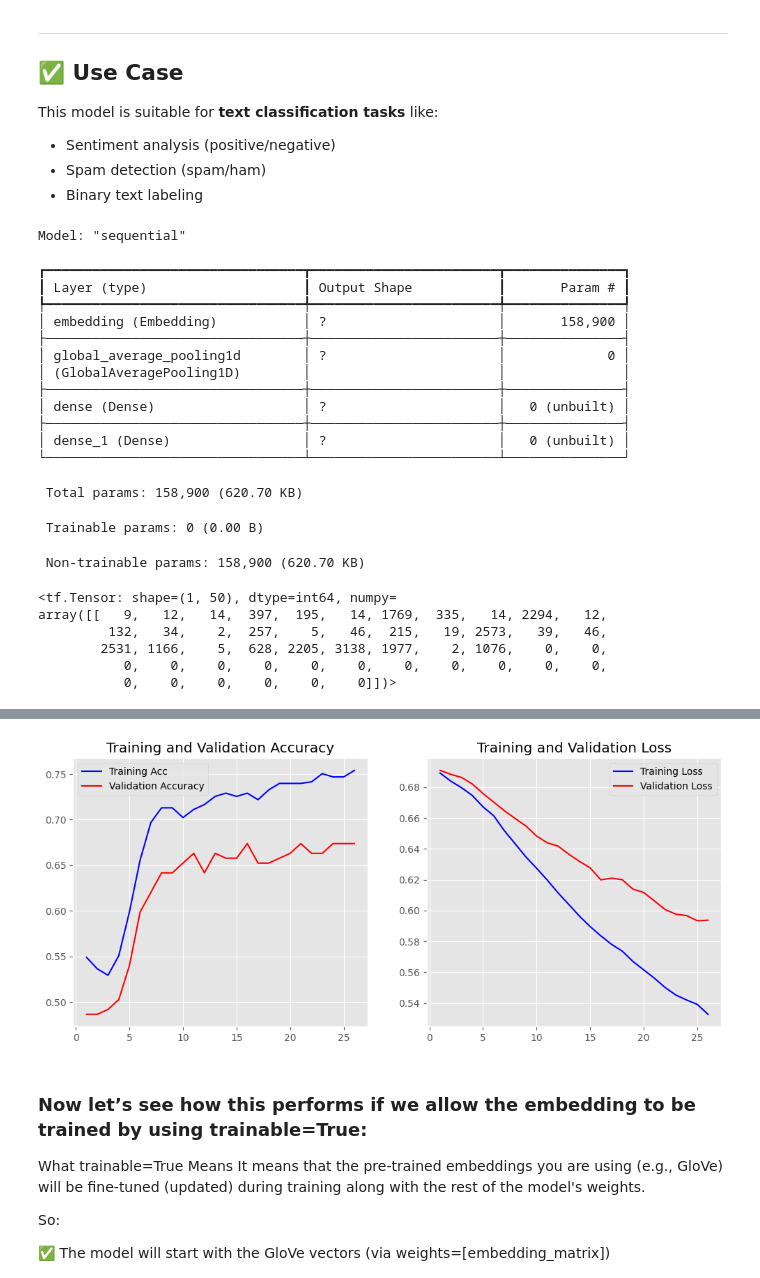
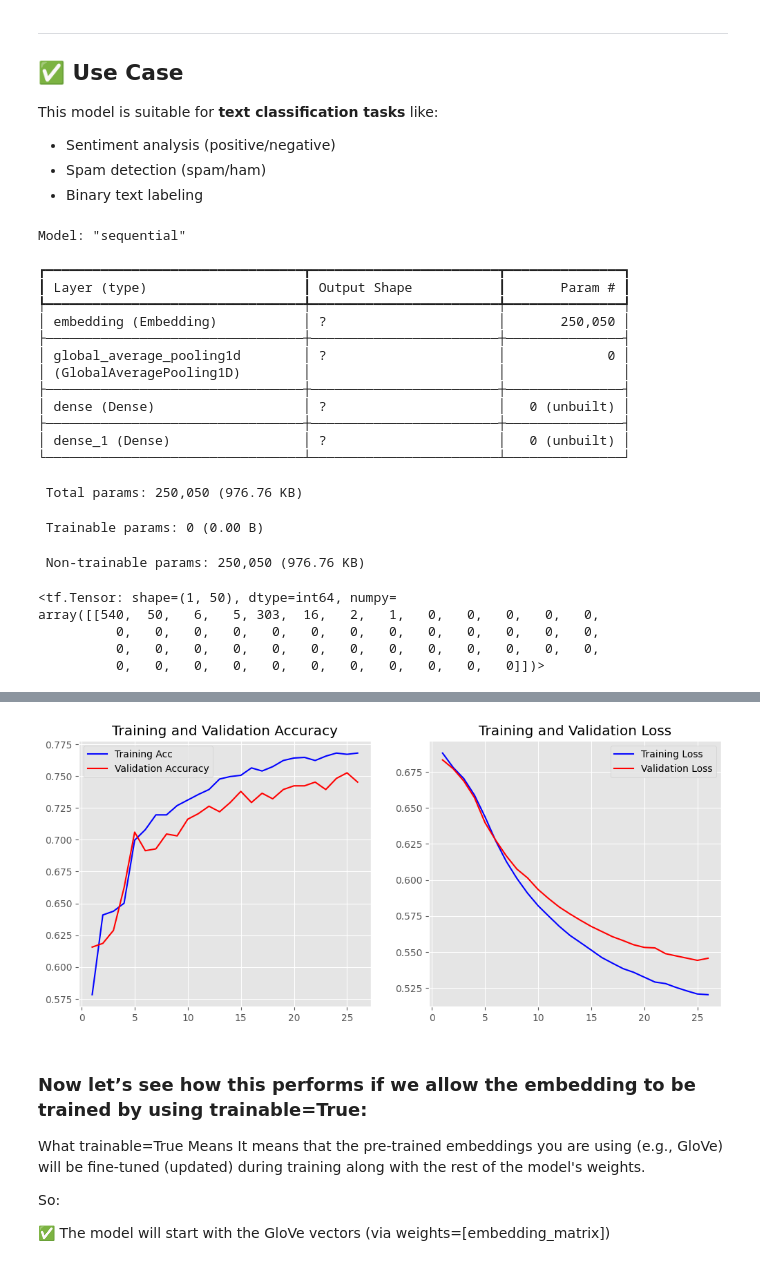
Before and after one commit to ishtiaqahmedz/practice_project_files, a Jupyter notebook: 906 Text-Classification,Sentiment Analysis.ipynb, the cells around one changed output, grey strips where cells are left out. Drawn from its saved outputs; the diff is of its cells as text; code cells hidden in the pictures.

Commit message:
commit after hyperparameter tunning using KerasClassifier in Sentiment Analysis revision

```diff
--- a/906 Text-Classification,Sentiment Analysis.ipynb
+++ b/906 Text-Classification,Sentiment Analysis.ipynb
@@ -197,7 +191,14 @@ The .values returns a NumPy array instead of a Pandas Series object which is in
 # %%
 from sklearn.model_selection import train_test_split
 
+"""
 df_yelp=df[df['source']=='yelp']
 sentences=df_yelp['sentence'].values # change the values into arrays
 y=df_yelp['label'].values
+"""
+
+
+
+sentences=df['sentence'].values # change the values into arrays
+y=df['label'].values
 # %%
@@ -354,7 +355,10 @@ history=model.fit(X_train,y_train,epochs=30,verbose=False,validation_data=(X_tes
 #Secondly, we will want to train our model to get all the paramters to the correct value to map our inputs to our outputs. (fit)
 
 #This line trains your neural network model and stores the training history in the variable history.
-history=model.fit(X_train,y_train,epochs=30,verbose=False,validation_data=(X_test,y_test),batch_size=10)
+
+
+
+history=model.fit(X_train,y_train,epochs=30,verbose=False,validation_data=(X_test,y_test),batch_size=32)
 # %% [markdown]
 
 **history.history['loss']**       # → Training loss over epochs
@@ -480,19 +604,15 @@ But they are used in different ecosystems and have some key differences.
 #the preprocessing.text was depricated, the one which was given in tutorial, so i had skipped this section,however next day I used tf and
 # keras documentation and some articles to find my way
 
-#https://community.deeplearning.ai/t/recommended-way-to-tokenize-new-code/517807
-#https://www.tensorflow.org/api_docs/python/tf/keras/layers/TextVectorization
-#https://medium.com/@hsinhungw/understanding-word-embeddings-with-keras-dfafde0d15a4#:~:text=The%20Embedding%20Layer%20in%20Keras%20is%20designed%20to%20map%20positive,Layer%20to%20preprocess%20the%20text.
-
-
 #max_tokens=max vocab size
-max_len =50
+max_len =50  #Sets a fixed sequence length for each text sample (sentence).
+             #All output sequences will be of length 50 — padded or truncated as needed.
 
 vectorize_layer = tf.keras.layers.TextVectorization (  #Creates a text preprocessing layer
     max_tokens = 5000,
     standardize = 'lower_and_strip_punctuation',
-    output_sequence_length = max_len #Sets a fixed sequence length for each text sample (sentence).
-                                    #All output sequences will be of length 50 — padded or truncated as needed.
+    output_sequence_length = max_len
+
 )
 
 vectorize_layer.adapt(sentences) #Builds the vocabulary based on the sentences (usually a training dataset)
@@ -503,8 +623,8 @@ vectorize_layer.get_vocabulary() #Returns the vocabulary (a list of words), wher
 # Now, the layer can map strings to integers -- you can use an embedding layer to map these integers to learned embeddings.
 
 #sentences_to_tokens = vectorize_layer()
-X_train=vectorize_layer(sentence_train)  #raw sentence_training data converted into interget sequences called X_train
-X_test=vectorize_layer(sentence_test)
+X_train=vectorize_layer(sentences_train)  #raw sentence_training data converted into interget sequences called X_train
+X_test=vectorize_layer(sentences_test)
 
 #Why Use This?
 #Prepares raw text for use in deep learning models (like LSTM, CNN, Transformers).
@@ -1310,7 +1445,7 @@ Model: "sequential"
 ┏━━━━━━━━━━━━━━━━━━━━━━━━━━━━━━━━━┳━━━━━━━━━━━━━━━━━━━━━━━━┳━━━━━━━━━━━━━━━┓
 ┃ Layer (type)                    ┃ Output Shape           ┃       Param # ┃
 ┡━━━━━━━━━━━━━━━━━━━━━━━━━━━━━━━━━╇━━━━━━━━━━━━━━━━━━━━━━━━╇━━━━━━━━━━━━━━━┩
-│ embedding (Embedding)           │ ?                      │       158,900 │
+│ embedding (Embedding)           │ ?                      │       250,050 │
 ├─────────────────────────────────┼────────────────────────┼───────────────┤
 │ global_average_pooling1d        │ ?                      │             0 │
 │ (GlobalAveragePooling1D)        │                        │               │
@@ -1319,24 +1454,23 @@ Model: "sequential"
 ├─────────────────────────────────┼────────────────────────┼───────────────┤
 │ dense_1 (Dense)                 │ ?                      │   0 (unbuilt) │
 └─────────────────────────────────┴────────────────────────┴───────────────┘
- Total params: 158,900 (620.70 KB)
+ Total params: 250,050 (976.76 KB)
  Trainable params: 0 (0.00 B)
- Non-trainable params: 158,900 (620.70 KB)
+ Non-trainable params: 250,050 (976.76 KB)
 # %%
 X_train[5:6]
 # %% [output]
 <tf.Tensor: shape=(1, 50), dtype=int64, numpy=
-array([[   9,   12,   14,  397,  195,   14, 1769,  335,   14, 2294,   12,
-         132,   34,    2,  257,    5,   46,  215,   19, 2573,   39,   46,
-        2531, 1166,    5,  628, 2205, 3138, 1977,    2, 1076,    0,    0,
-           0,    0,    0,    0,    0,    0,    0,    0,    0,    0,    0,
-           0,    0,    0,    0,    0,    0]])>
+array([[540,  50,   6,   5, 303,  16,   2,   1,   0,   0,   0,   0,   0,
+          0,   0,   0,   0,   0,   0,   0,   0,   0,   0,   0,   0,   0,
+          0,   0,   0,   0,   0,   0,   0,   0,   0,   0,   0,   0,   0,
+          0,   0,   0,   0,   0,   0,   0,   0,   0,   0,   0]])>
 # %%
 history = model.fit(X_train, y_train,
                     epochs=26,
                     verbose=True,
                     validation_data=(X_test, y_test),
-                    batch_size=10)
+                    batch_size=32)
 loss, accuracy = model.evaluate(X_train, y_train, verbose=False)
 print("Training Accuracy: {:.4f}".format(accuracy))
 loss, accuracy = model.evaluate(X_test, y_test, verbose=False)
@@ -1363,4 +1497,4 @@ Testing Accuracy:  0.6738
-[figure, old version]
+[figure, new version]
 # %% [markdown]
 ### Now let’s see how this performs if we allow the embedding to be trained by using trainable=True:
 
```
Also changed, not shown: parts of 44 cells of this notebook, 2 other files.
